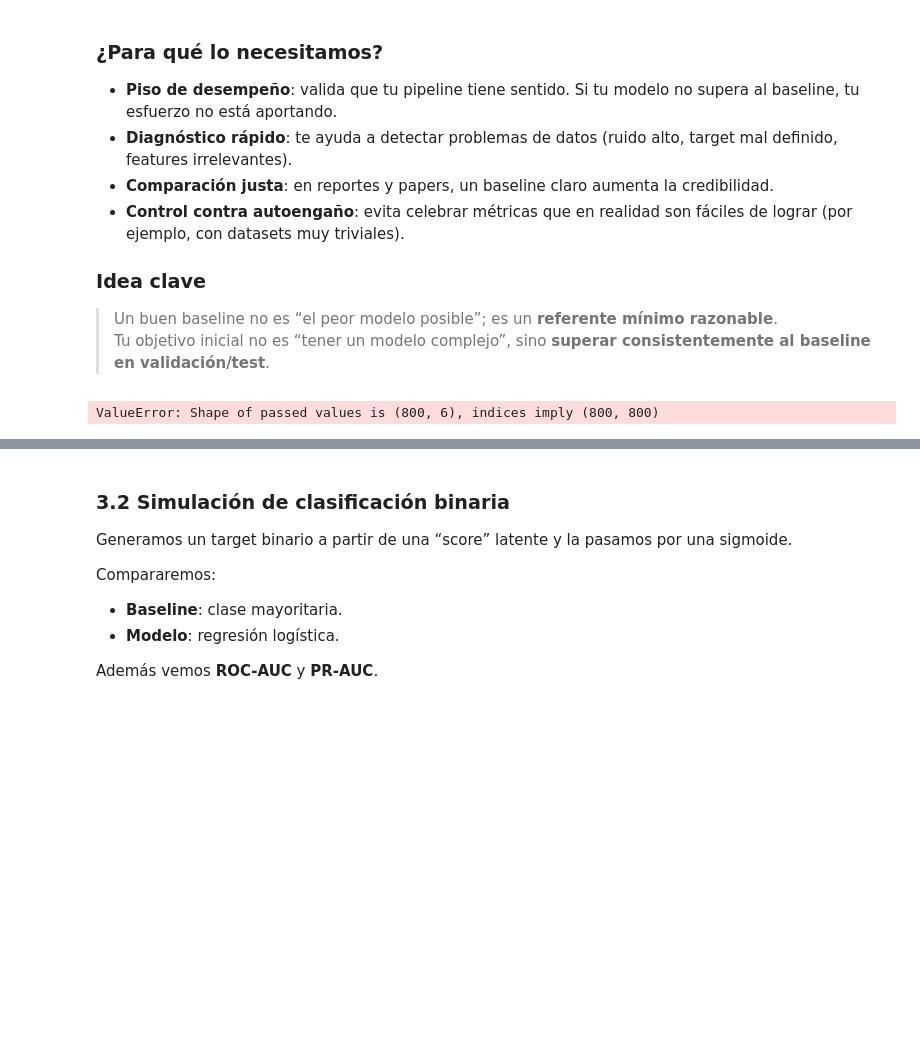
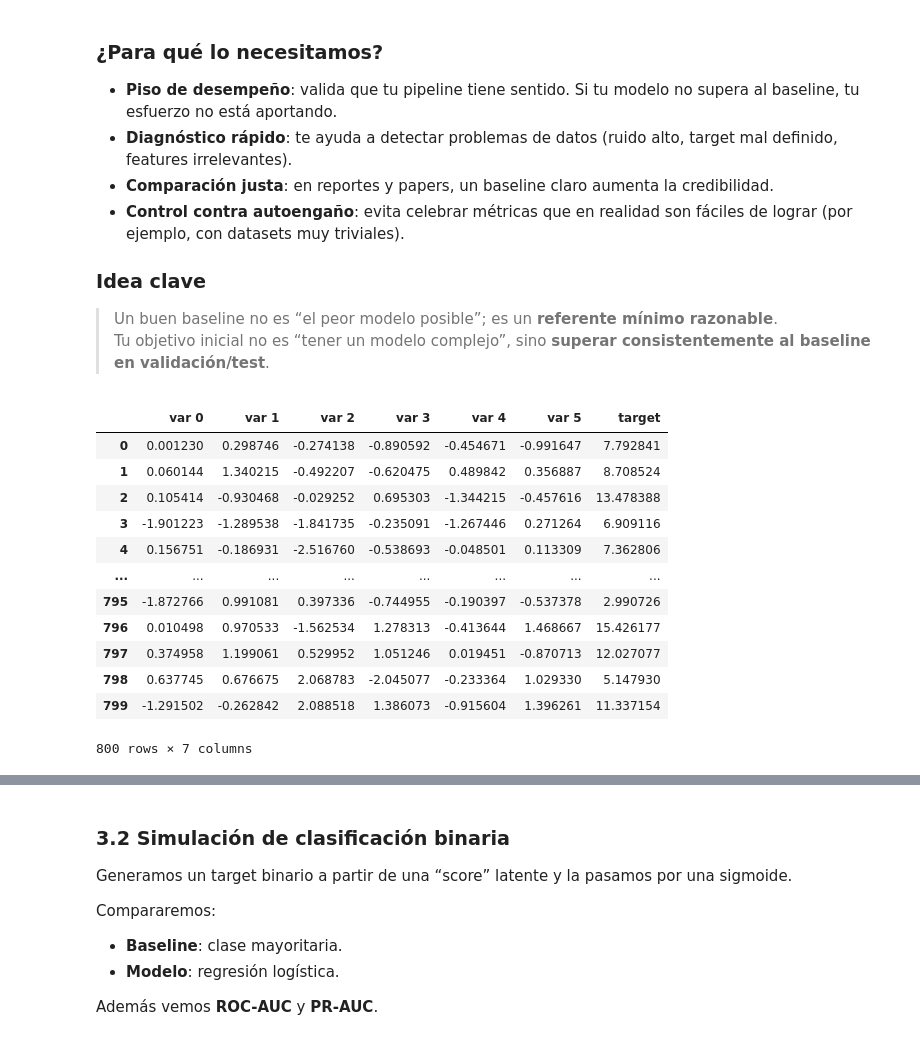
Before and after one commit to sierraporta/Intro-Machine-Learning-UnderGraduated, a Jupyter notebook: Notebooks/ML_01_workflow_splits_leakage.ipynb, the cells around one changed output, grey strips where cells are left out. Cells and saved outputs as stored; diff of their text form; code cells hidden in the pictures; blank space fills up the shorter version.

```diff
--- a/Notebooks/ML_01_workflow_splits_leakage.ipynb
+++ b/Notebooks/ML_01_workflow_splits_leakage.ipynb
@@ -175,9 +175,21 @@ beta = np.array([2.5, -1.2, 0.0, 3.0, 0.0, 1.5])
 noise = rng.normal(scale=2.0, size=n)
 y_reg = 10 + X_reg @ beta + noise
 # %%
-pd.concat([pd.DataFrame(X_reg,columns=["var {}".format(i) for i in range(len(X_reg.colum))]),pd.DataFrame(y_reg,columns=["target"])],axis=1)
+pd.concat([pd.DataFrame(X_reg,columns=["var {}".format(i) for i in range(X_reg.shape[1])]),pd.DataFrame(y_reg,columns=["target"])],axis=1)
 # %% [output]
+|  | var 0 | var 1 | var 2 | var 3 | var 4 | var 5 | target |
+| 0 | 0.001230 | 0.298746 | -0.274138 | -0.890592 | -0.454671 | -0.991647 | 7.792841 |
+| 1 | 0.060144 | 1.340215 | -0.492207 | -0.620475 | 0.489842 | 0.356887 | 8.708524 |
+| 2 | 0.105414 | -0.930468 | -0.029252 | 0.695303 | -1.344215 | -0.457616 | 13.478388 |
+| 3 | -1.901223 | -1.289538 | -1.841735 | -0.235091 | -1.267446 | 0.271264 | 6.909116 |
+| 4 | 0.156751 | -0.186931 | -2.516760 | -0.538693 | -0.048501 | 0.113309 | 7.362806 |
+| ... | ... | ... | ... | ... | ... | ... | ... |
+| 795 | -1.872766 | 0.991081 | 0.397336 | -0.744955 | -0.190397 | -0.537378 | 2.990726 |
+| 796 | 0.010498 | 0.970533 | -1.562534 | 1.278313 | -0.413644 | 1.468667 | 15.426177 |
+| 797 | 0.374958 | 1.199061 | 0.529952 | 1.051246 | 0.019451 | -0.870713 | 12.027077 |
+| 798 | 0.637745 | 0.676675 | 2.068783 | -2.045077 | -0.233364 | 1.029330 | 5.147930 |
+| 799 | -1.291502 | -0.262842 | 2.088518 | 1.386073 | -0.915604 | 1.396261 | 11.337154 |
-ValueError: Shape of passed values is (800, 6), indices imply (800, 800)
+800 rows × 7 columns
 # %%
 Xr_train, Xr_val, Xr_test, yr_train, yr_val, yr_test = split_train_val_test(
     X_reg, y_reg, test_size=0.20, val_size=0.20, random_state=RANDOM_STATE
```
Also changed, not shown: parts of 5 cells of this notebook.
